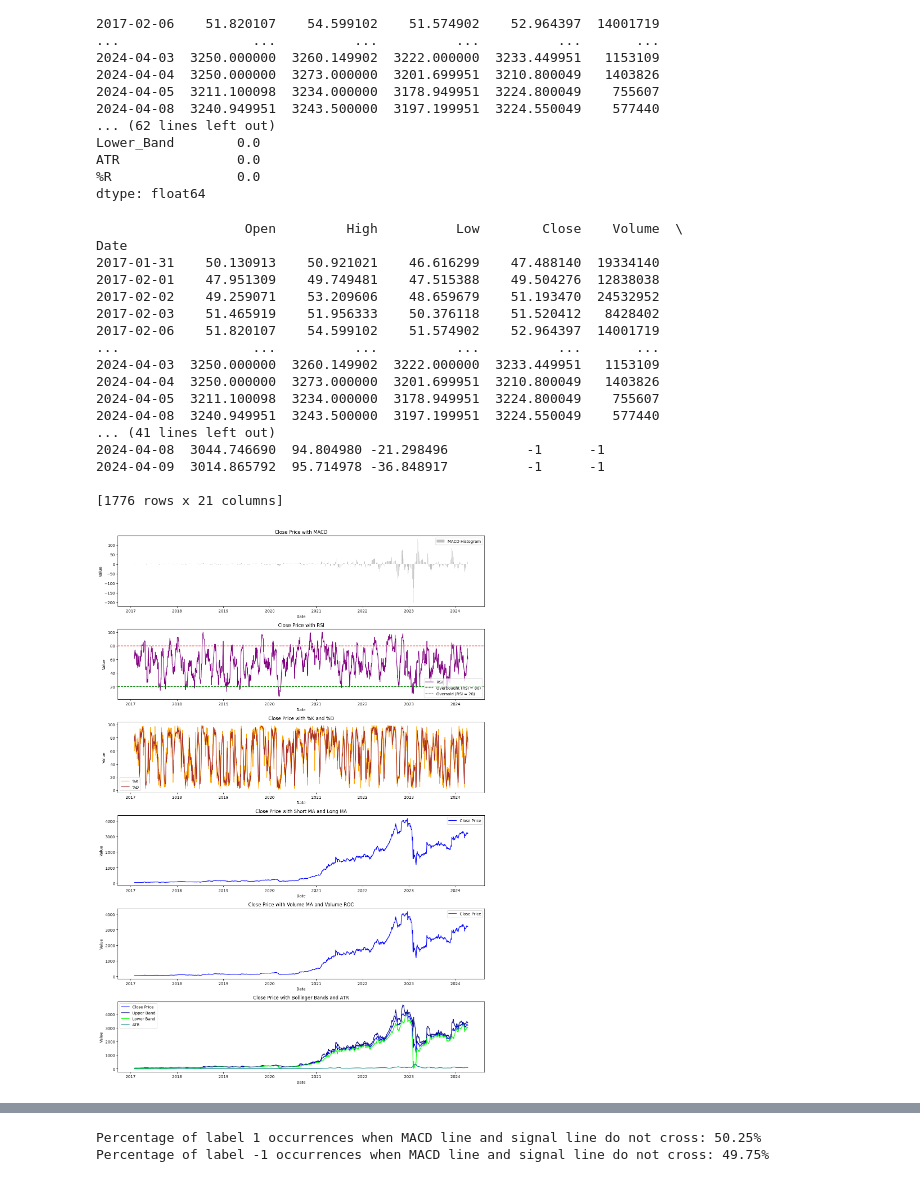
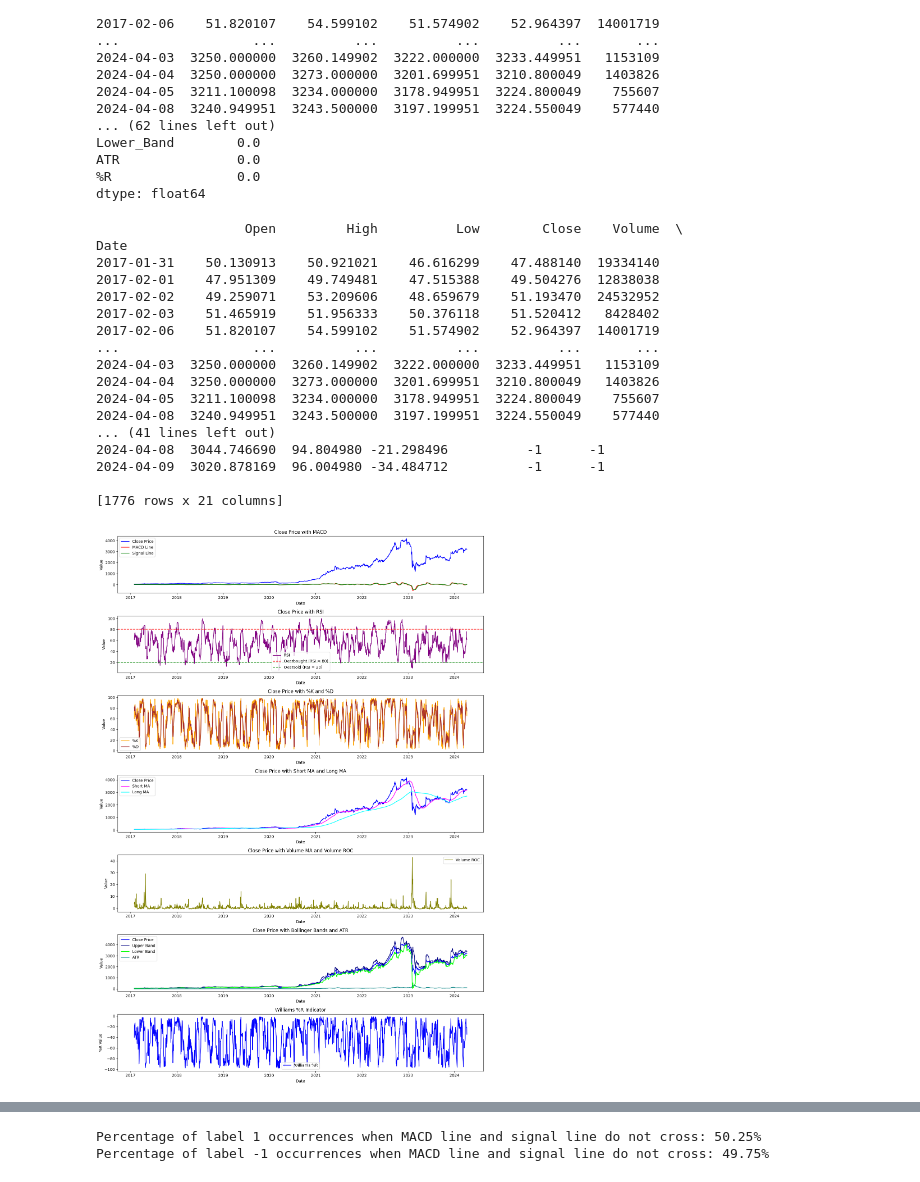
Before and after one commit to H1mm4tHQ/Stock_Market_Price_Movement_Prediction_ML, a Jupyter notebook: PRML_Project.ipynb, the cells around one changed output, grey strips where cells are left out. Drawn from its saved outputs; the diff is of its cells as text; code cells hidden in the pictures.

Commit message:
made the code more redable and removed unnecessary lines.

```diff
--- a/PRML_Project.ipynb
+++ b/PRML_Project.ipynb
@@ -42,8 +38,8 @@ Index(['Open', 'High', 'Low', 'Close', 'Volume'], dtype='object')
 # %%
 import matplotlib.pyplot as plt
 
-data = yf.download("ADANIENT.NS", period='5y')
-data['Adj Close'].plot()
+data = yf.download("ADANIENT.NS", period='8y')
+data['Close'].plot()
 plt.title("ADANIENT Stock Prices")
 plt.show()
 # %% [output]
@@ -239,9 +223,6 @@ dtype: float64
 # %%
 # Calculate the difference between Close and Open prices
 recent_data['Price_Move'] = np.where(recent_data['Close'] > recent_data['Open'], 1, -1)
-
-# # Print the DataFrame with the new column
-# print(recent_data)
 
 # Determine buy/sell signals
 recent_data['Signal'] =0
@@ -265,7 +246,7 @@ Date
 2024-04-08  3240.949951  3243.500000  3197.199951  3224.550049    577440
 ... (41 lines left out)
 2024-04-08  3044.746690  94.804980 -21.298496          -1      -1
-2024-04-09  3014.865792  95.714978 -36.848917          -1      -1
+2024-04-09  3020.878169  96.004980 -34.484712          -1      -1
 
 [1776 rows x 21 columns]
 # %%
@@ -276,13 +257,13 @@ import matplotlib.pyplot as plt
 # Assume 'recent_data' DataFrame contains the necessary columns including Close price and the calculated indicators
 
 # Plotting
-fig, axs = plt.subplots(nrows=6, ncols=1, figsize=(14, 20))
+fig, axs = plt.subplots(nrows=7, ncols=1, figsize=(14, 20))
 
 # 1) Close price with MACD Line, Signal Line, and MACD Histogram
-# axs[0].plot(recent_data.index, recent_data['Close'], label='Close Price', color='blue')
-# axs[0].plot(recent_data.index, recent_data['MACD_Line'], label='MACD Line', color='red')
-# axs[0].plot(recent_data.index, recent_data['Signal_Line'], label='Signal Line', color='green')
-axs[0].bar(recent_data.index, recent_data['MACD_Histogram'], label='MACD Histogram', color='gray', alpha=0.5)
+axs[0].plot(recent_data.index, recent_data['Close'], label='Close Price', color='blue')
+axs[0].plot(recent_data.index, recent_data['MACD_Line'], label='MACD Line', color='red')
+axs[0].plot(recent_data.index, recent_data['Signal_Line'], label='Signal Line', color='green')
+# axs[0].bar(recent_data.index, recent_data['MACD_Histogram'], label='MACD Histogram', color='gray', alpha=0.5)
 axs[0].set_title('Close Price with MACD')
 axs[0].set_xlabel('Date')
 axs[0].set_ylabel('Value')
@@ -312,38 +293,47 @@ axs[2].set_ylabel('Value')
 axs[2].legend()
 
 # 4) Close price with Short MA and Long MA
 axs[3].plot(recent_data.index, recent_data['Close'], label='Close Price', color='blue')
-# axs[3].plot(recent_data.index, recent_data['Short_MA'], label='Short MA', color='magenta')
-# axs[3].plot(recent_data.index, recent_data['Long_MA'], label='Long MA', color='cyan')
+axs[3].plot(recent_data.index, recent_data['Short_MA'], label='Short MA', color='magenta')
+axs[3].plot(recent_data.index, recent_data['Long_MA'], label='Long MA', color='cyan')
 axs[3].set_title('Close Price with Short MA and Long MA')
 axs[3].set_xlabel('Date')
 axs[3].set_ylabel('Value')
 axs[3].legend()
 
 # 5) Close price with Volume MA and Volume ROC
-axs[4].plot(recent_data.index, recent_data['Close'], label='Close Price', color='blue')
+# axs[4].plot(recent_data.index, recent_data['Close'], label='Close Price', color='blue')
 # axs[4].plot(recent_data.index, recent_data['Volume_MA'], label='Volume MA', color='pink')
-# axs[4].plot(recent_data.index, recent_data['Volume_ROC'], label='Volume ROC', color='olive')
+axs[4].plot(recent_data.index, recent_data['Volume_ROC'], label='Volume ROC', color='olive')
 axs[4].set_title('Close Price with Volume MA and Volume ROC')
 axs[4].set_xlabel('Date')
 axs[4].set_ylabel('Value')
 axs[4].legend()
 
 # 6) Close price with Upper Band, Lower Band, and ATR
 axs[5].plot(recent_data.index, recent_data['Close'], label='Close Price', color='blue')
 axs[5].plot(recent_data.index, recent_data['Upper_Band'], label='Upper Band', color='navy')
 axs[5].plot(recent_data.index, recent_data['Lower_Band'], label='Lower Band', color='lime')
 axs[5].plot(recent_data.index, recent_data['ATR'], label='ATR', color='teal')
 axs[5].set_title('Close Price with Bollinger Bands and ATR')
 axs[5].set_xlabel('Date')
 axs[5].set_ylabel('Value')
 axs[5].legend()
 
 
+# Plotting Williams %R
+axs[6].plot(recent_data.index, recent_data['%R'], label='Williams %R', color='blue')
+axs[6].set_title('Williams %R Indicator')
+axs[6].set_xlabel('Date')
+axs[6].set_ylabel('%R Value')
+axs[6].legend()
+# axs[6].grid(True)
+
+
 plt.tight_layout()
 plt.show()
 # %% [output]
-[figure, old version]
+[figure, new version]
 # %%
 import pandas as pd
 import numpy as np
```
Also changed, not shown: parts of 17 cells of this notebook.
